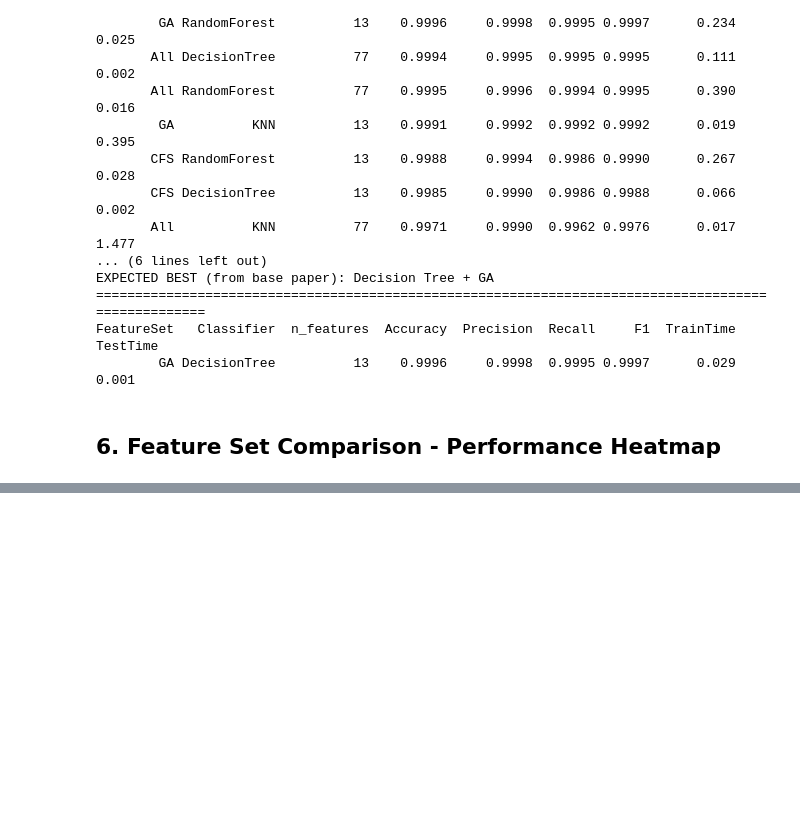
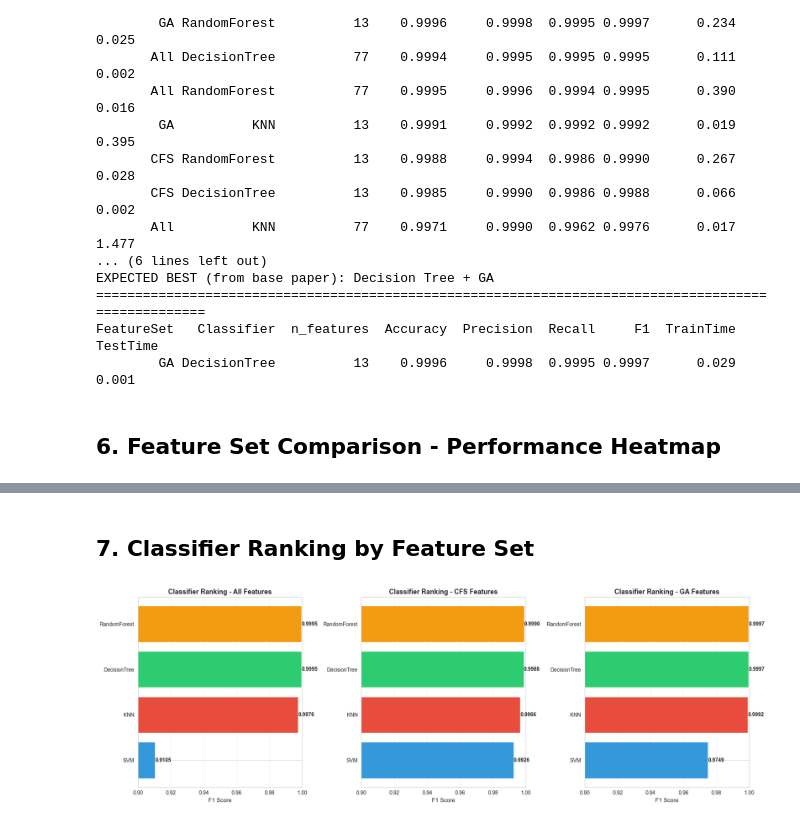
Before and after one commit to manal-aamir/Cnet-Project, a Jupyter notebook: notebooks/results.ipynb, the cells around one changed output, grey strips where cells are left out. Saved outputs shown, nothing was run; the diff lists cells and outputs as text; code cells hidden in the pictures; blank space fills up the shorter version.

```diff
--- a/notebooks/results.ipynb
+++ b/notebooks/results.ipynb
@@ -234,0 +259,37 @@ FeatureSet   Classifier  n_features  Accuracy  Precision  Recall     F1  TrainTi
+# %% [markdown]
+## 7. Classifier Ranking by Feature Set
+# %%
+if metrics_df is not None:
+    # Create ranking visualization for each feature set
+    fig, axes = plt.subplots(1, 3, figsize=(18, 6))
+
+    feature_sets = ['All', 'CFS', 'GA']
+    colors = ['#3498db', '#e74c3c', '#2ecc71', '#f39c12']
+
+    for idx, feat_set in enumerate(feature_sets):
+        ax = axes[idx]
+
+        # Filter data for this feature set
+        subset = metrics_df[metrics_df['FeatureSet'] == feat_set].copy()
+        subset = subset.sort_values('F1', ascending=True)
+
+        # Create horizontal bar chart
+        bars = ax.barh(subset['Classifier'], subset['F1'], color=colors)
+
+        # Add value labels
+        for bar in bars:
+            width = bar.get_width()
+            ax.text(width, bar.get_y() + bar.get_height()/2,
+                   f'{width:.4f}',
+                   ha='left', va='center', fontsize=10, fontweight='bold')
+
+        ax.set_title(f'Classifier Ranking - {feat_set} Features',
+                    fontsize=13, fontweight='bold')
+        ax.set_xlabel('F1 Score', fontsize=11)
+        ax.set_xlim(0.9, 1.0)
+        ax.grid(axis='x', alpha=0.3)
+
+    plt.tight_layout()
+    plt.show()
+# %% [output]
+[figure, added]
```
Also changed, not shown: parts of 9 cells of this notebook.
